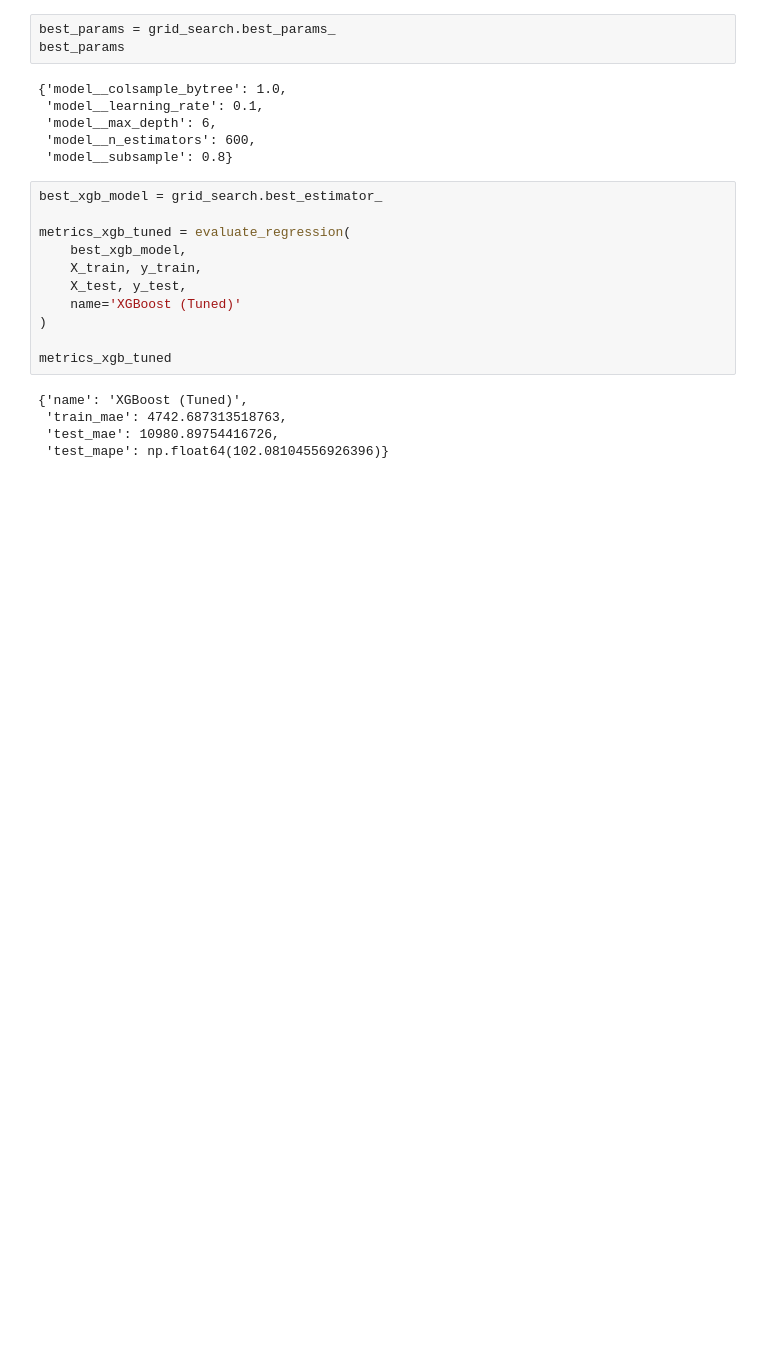
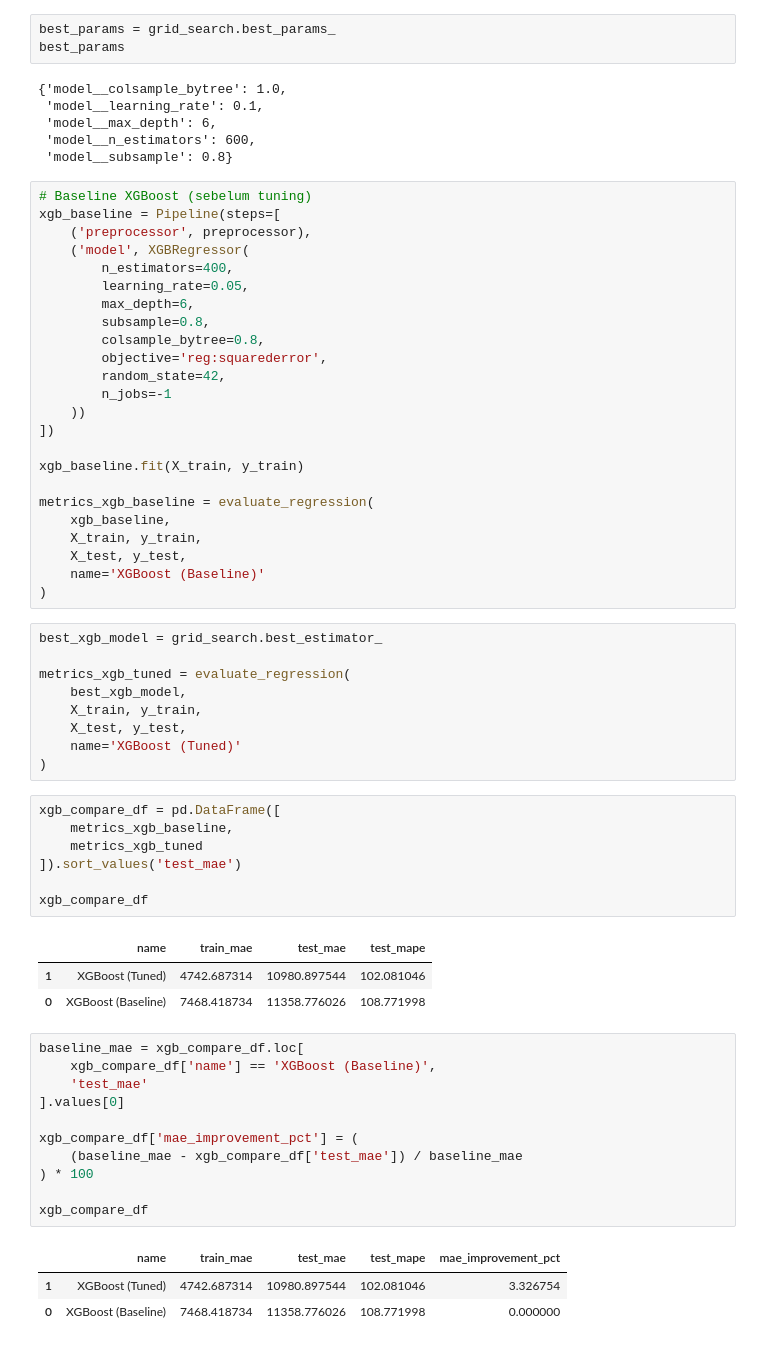
Before and after one commit to hansdarmawann/arabian-cars-1, a Jupyter notebook: Notebook/03_Modeling.ipynb, the cells around one changed output. Drawn from its saved outputs; the diff is of its cells as text; blank space fills up the shorter version.

Commit message:
Tambahkan komparasi baseline vs tuned.

```diff
--- a/Notebook/03_Modeling.ipynb
+++ b/Notebook/03_Modeling.ipynb
@@ -273,6 +273,30 @@ best_params
  'model__max_depth': 6,
  'model__n_estimators': 600,
  'model__subsample': 0.8}
+# %%
+# Baseline XGBoost (sebelum tuning)
+xgb_baseline = Pipeline(steps=[
+    ('preprocessor', preprocessor),
+    ('model', XGBRegressor(
+        n_estimators=400,
+        learning_rate=0.05,
+        max_depth=6,
+        subsample=0.8,
+        colsample_bytree=0.8,
+        objective='reg:squarederror',
+        random_state=42,
+        n_jobs=-1
+    ))
+])
+
+xgb_baseline.fit(X_train, y_train)
+
+metrics_xgb_baseline = evaluate_regression(
+    xgb_baseline,
+    X_train, y_train,
+    X_test, y_test,
+    name='XGBoost (Baseline)'
+)
 # %%
 best_xgb_model = grid_search.best_estimator_
 
@@ -282,10 +306,29 @@ metrics_xgb_tuned = evaluate_regression(
     X_test, y_test,
     name='XGBoost (Tuned)'
 )
-
-metrics_xgb_tuned
-# %% [output]
-{'name': 'XGBoost (Tuned)',
- 'train_mae': 4742.687313518763,
- 'test_mae': 10980.89754416726,
- 'test_mape': np.float64(102.08104556926396)}
+# %%
+xgb_compare_df = pd.DataFrame([
+    metrics_xgb_baseline,
+    metrics_xgb_tuned
+]).sort_values('test_mae')
+
+xgb_compare_df
+# %% [output]
+|  | name | train_mae | test_mae | test_mape |
+| 1 | XGBoost (Tuned) | 4742.687314 | 10980.897544 | 102.081046 |
+| 0 | XGBoost (Baseline) | 7468.418734 | 11358.776026 | 108.771998 |
+# %%
+baseline_mae = xgb_compare_df.loc[
+    xgb_compare_df['name'] == 'XGBoost (Baseline)',
+    'test_mae'
+].values[0]
+
+xgb_compare_df['mae_improvement_pct'] = (
+    (baseline_mae - xgb_compare_df['test_mae']) / baseline_mae
+) * 100
+
+xgb_compare_df
+# %% [output]
+|  | name | train_mae | test_mae | test_mape | mae_improvement_pct |
+| 1 | XGBoost (Tuned) | 4742.687314 | 10980.897544 | 102.081046 | 3.326754 |
+| 0 | XGBoost (Baseline) | 7468.418734 | 11358.776026 | 108.771998 | 0.000000 |
```
